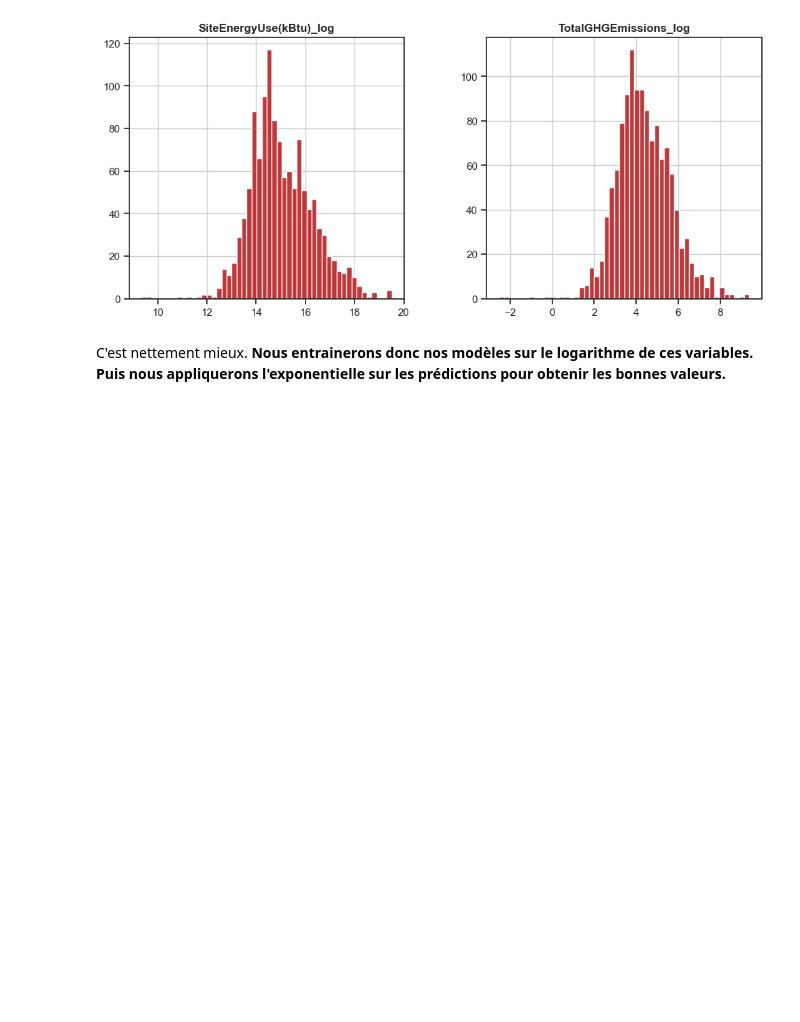
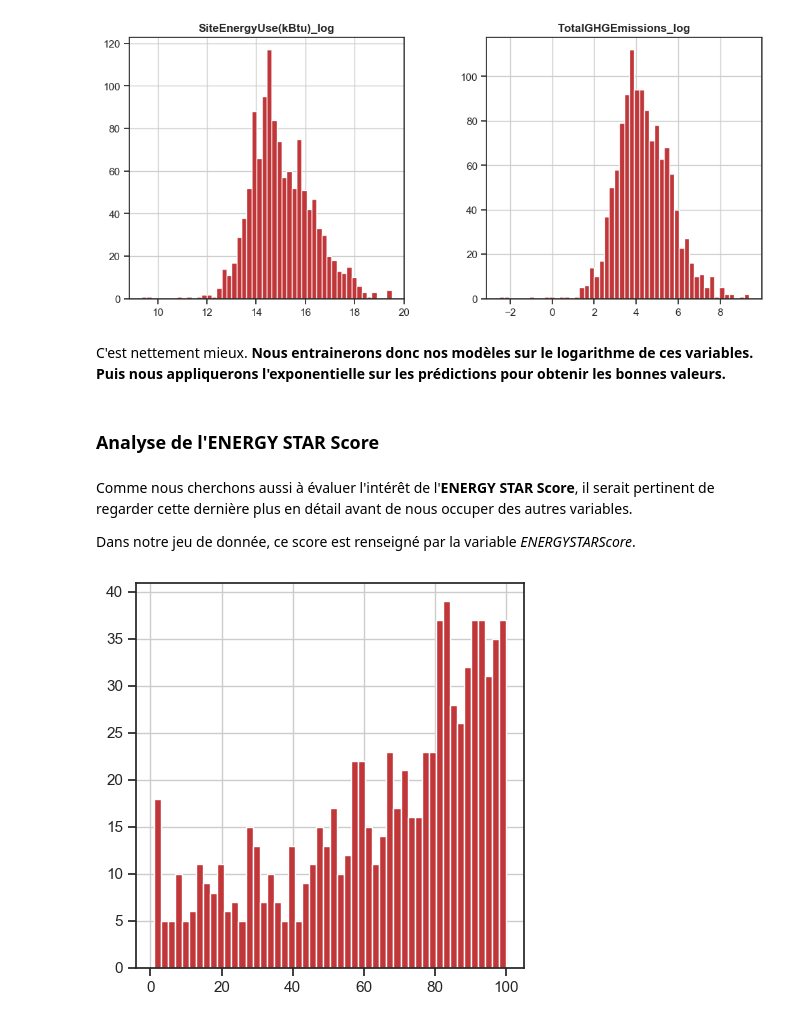
Before and after one commit to Pierre-Eloi/OC_DS_Project4, a Jupyter notebook: Project4_Feature_Engineering.ipynb, the cells around one changed output. Drawn from its saved outputs; the diff is of its cells as text; code cells hidden in the pictures; blank space fills up the shorter version.

Commit message:
Added the ENERGY STAR Score analysis.

```diff
--- a/Project4_Feature_Engineering.ipynb
+++ b/Project4_Feature_Engineering.ipynb
@@ -222,3 +230,15 @@ C'est nettement mieux. **Nous entrainerons donc nos modèles sur le logarithme d
 # %%
 data_2015['SiteEnergyUse(kBtu)_log'] = np.log(data_2015['SiteEnergyUse(kBtu)'])
 data_2015['TotalGHGEmissions_log'] = np.log(data_2015['TotalGHGEmissions'])
+# %% [markdown]
+### Analyse de l'ENERGY STAR Score
+# %% [markdown]
+Comme nous cherchons aussi à évaluer l'intérêt de l'**ENERGY STAR Score**, il serait pertinent de regarder cette dernière plus en détail avant de nous occuper des autres variables.
+
+Dans notre jeu de donnée, ce score est renseigné par la variable *ENERGYSTARScore*.
+# %%
+data_2015['ENERGYSTARScore'].hist(bins=50, figsize=(5, 5))
+plt.savefig("charts/energystar_hist.png", bbox_inches = "tight")
+plt.show()
+# %% [output]
+[figure, added]
```
Also changed, not shown: parts of 11 cells of this notebook, 1 other file.
